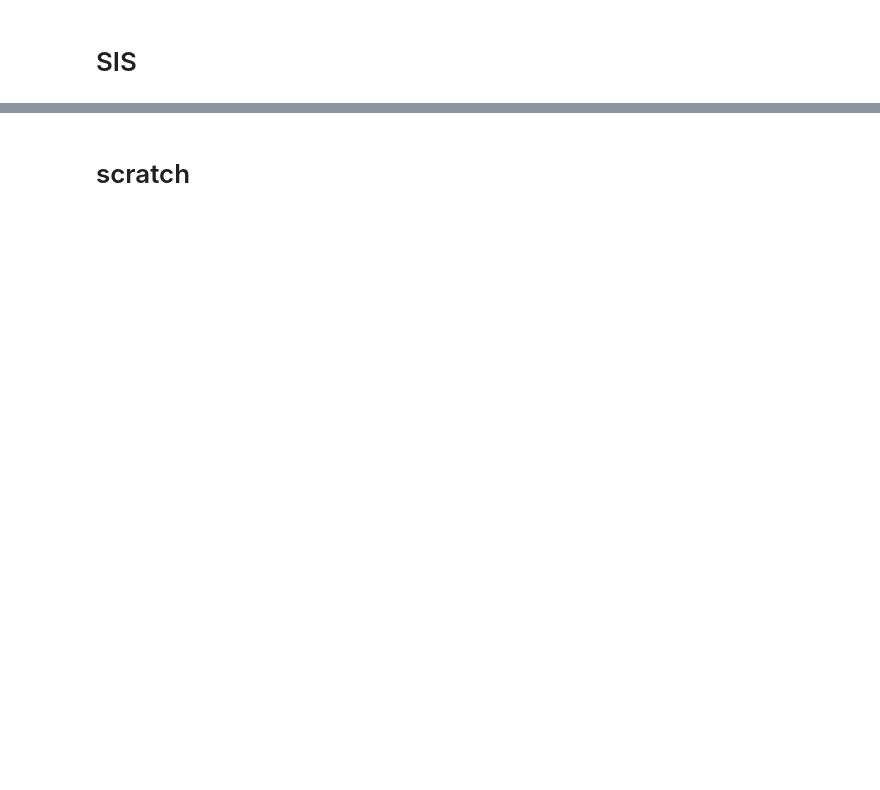
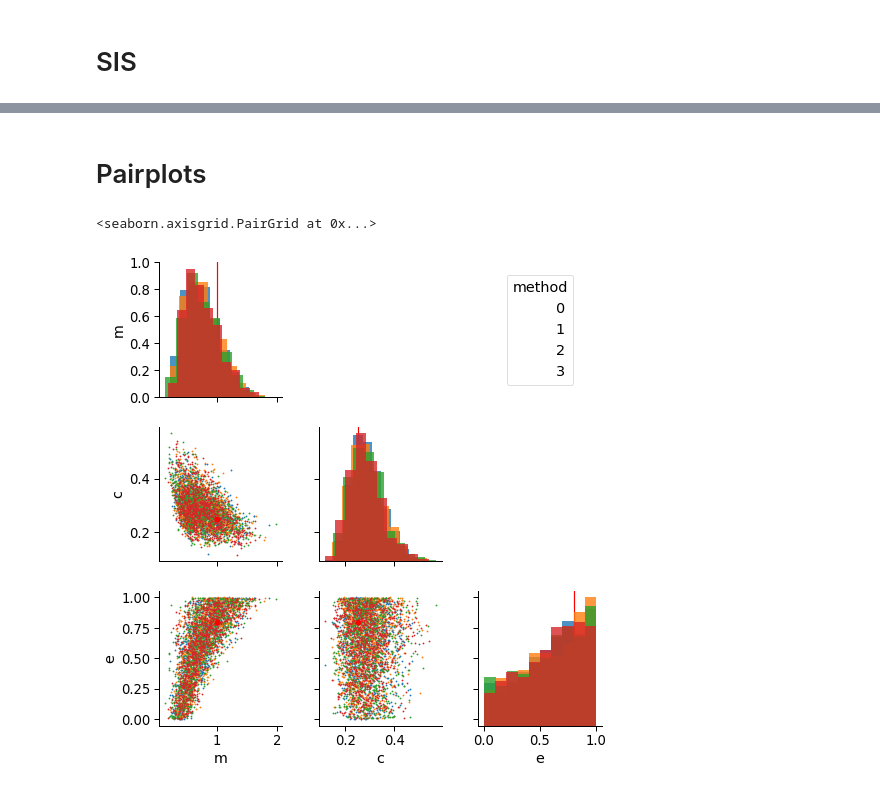
Before and after one commit to bishax/snepits, a Jupyter notebook: notebooks/dev/pymc_wrapper.ipynb, the cells around one changed output, grey strips where cells are left out. Drawn from its saved outputs; the diff is of its cells as text; code cells hidden in the pictures; blank space fills up the shorter version.

```diff
--- a/notebooks/dev/pymc_wrapper.ipynb
+++ b/notebooks/dev/pymc_wrapper.ipynb
@@ -45,7 +92,6 @@ plt.plot(X, np.array([[ss.halfnorm(scale=i).pdf(x) for x in X] for i in [2, 5, 1
 # %%
 m = SIS_ACR_pop_gen
 params = np.array([1, 1, 2, 1.5, 1, 1, 0.1])
-sizes = np.ones((100, 3), dtype=np.int) * 2
-sizes[:, 0] = sizes[:, 1:].sum(1)
+sizes = np.ones((100, 2), dtype=np.int) * 4
 
 model = m(SIS_ACR_orthogonal_reparam, sizes=sizes, params=params, data=None)
@@ -103,6 +169,14 @@ ax = pairplot_truth(df_trace)
 # %% [markdown]
-# scratch
+# Pairplots
 # %%
 from snepits.utils.pymc3 import trace_pairplot
+# %%
+# Split by chain
+sns.set_context("paper", font_scale=1.5)
+traces = [pm.trace_to_dataframe(trace, chains=i) for i in trace.chains]
+trace_pairplot(traces, diag_kind='hist', s=1, t_params=model.t_params)
+# %% [output]
+<seaborn.axisgrid.PairGrid at 0x...>
+[figure, added]
 # %%
 sns.set_context("paper", font_scale=1.5)
```
Also changed, not shown: parts of 14 cells of this notebook, 5 other files.
